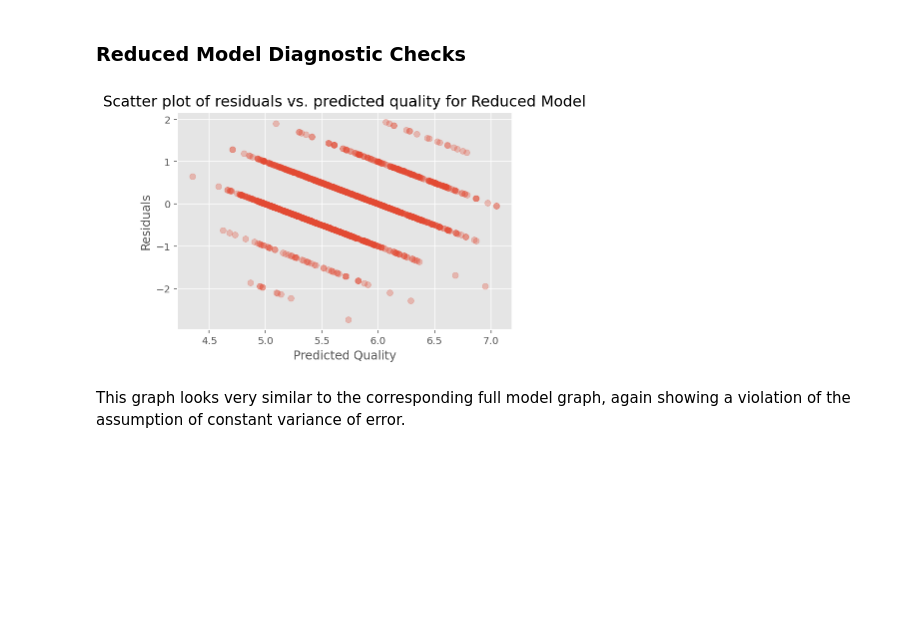
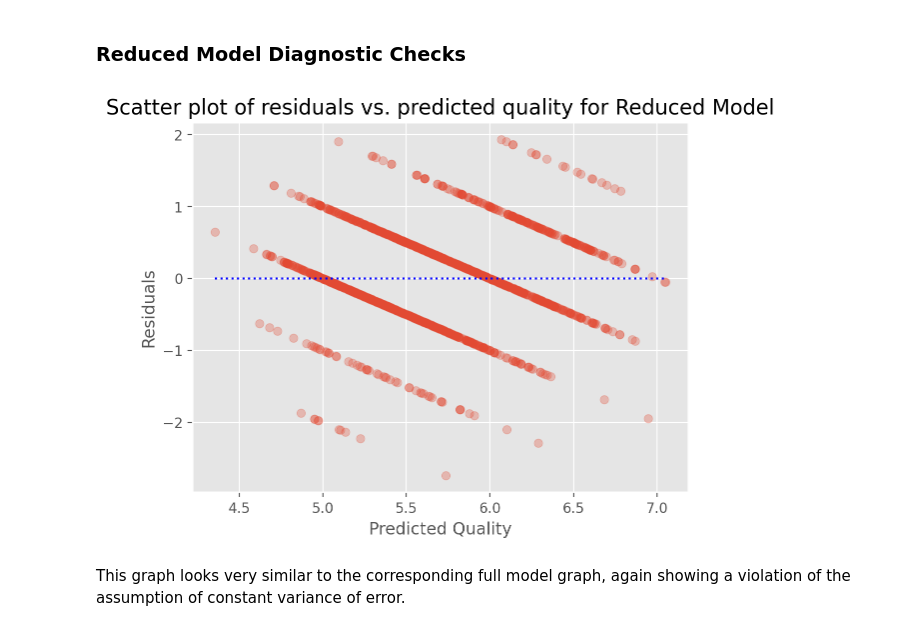
Before and after one commit to Michael-s3943224/MATH2412-Assignment, a Jupyter notebook: Phase2_Group21.ipynb, the cells around one changed output. Cells and saved outputs as stored; diff of their text form; code cells hidden in the pictures; blank space fills up the shorter version.

```diff
--- a/Phase2_Group21.ipynb
+++ b/Phase2_Group21.ipynb
@@ -344,12 +373,13 @@ From the scatterplot above, we can see that the reduced model has the same issue
 ### Reduced Model Diagnostic Checks
 # %%
 plt.scatter(residuals_reduced['predicted'], residuals_reduced['residual'], alpha=0.3);
+plt.plot([residuals_reduced['predicted'].min(), residuals_reduced['predicted'].max()], [0, 0], color="blue", linestyle=":")
 plt.xlabel('Predicted Quality');
 plt.ylabel('Residuals')
 plt.title('Scatter plot of residuals vs. predicted quality for Reduced Model', fontsize=15)
 plt.show();
 # %% [output]
-[figure, old version]
+[figure, new version]
 # %% [markdown]
 This graph looks very similar to the corresponding full model graph, again showing a violation of the assumption of constant variance of error.
 # %%
```
Also changed, not shown: parts of 21 cells of this notebook, 1 other file.
